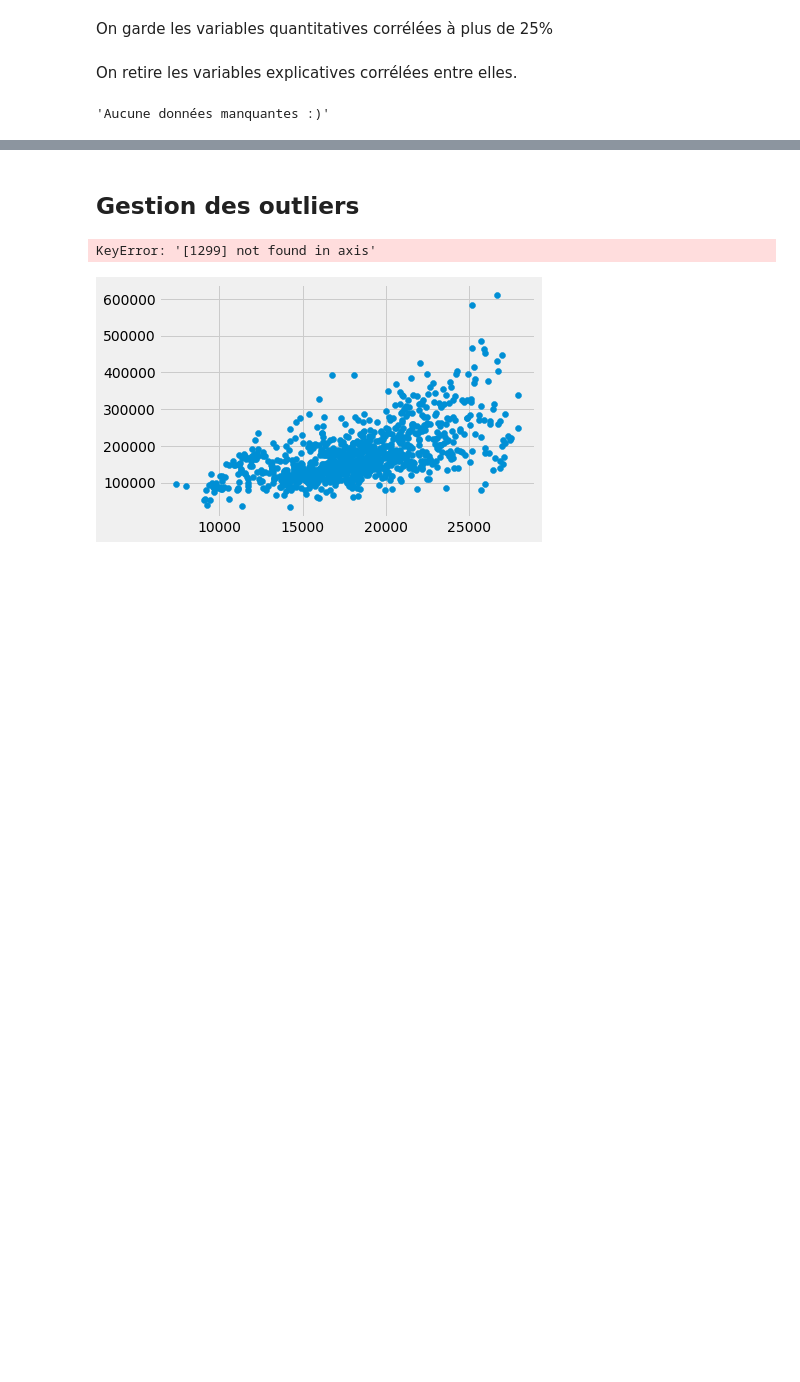
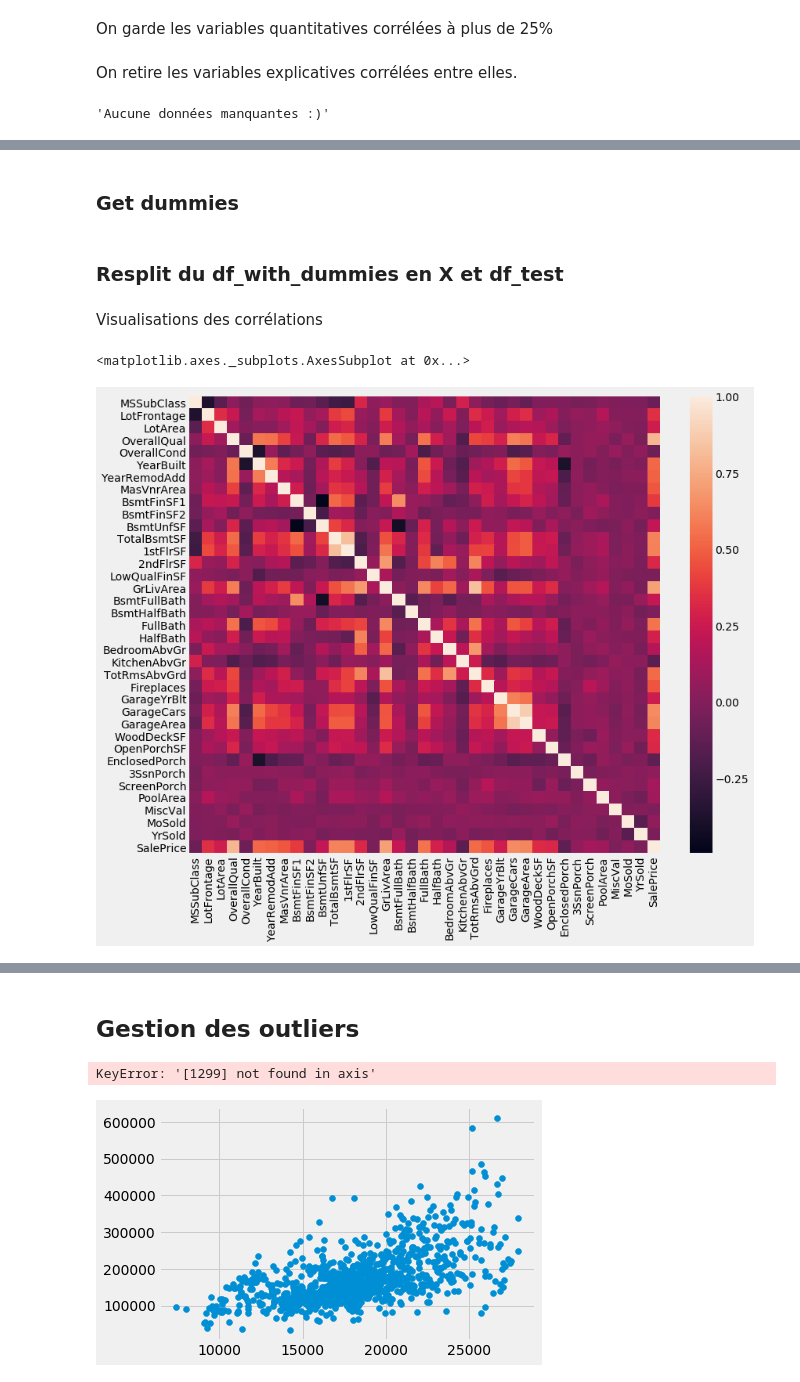
Before and after one commit to June-So/House-Price-Project, a Jupyter notebook: linear_regression.ipynb, the cells around one changed output, grey strips where cells are left out. Saved outputs shown, nothing was run; the diff lists cells and outputs as text; code cells hidden in the pictures; blank space fills up the shorter version.

Commit message:
fusion module de visualisation et outlier

```diff
--- a/linear_regression.ipynb
+++ b/linear_regression.ipynb
@@ -62,3 +98,13 @@ On décide de remplacer les n/a qualitatifs par un label "N/A"
+# %%
+# Les variables listée ci-dessous possèdent un nombre de NA comprit entre 1 et 4, on decide donc de remplacer ces valeurs manquantes par la
+# classe modale qui revient le plus.
+cols_replace_na_cat1 = ['MSZoning','Utilities','Functional', 'SaleType','KitchenQual','Exterior2nd','Exterior1st','Electrical']
+
+for i in cols_replace_na_cat1:
+    df_inter[i].fillna(df_inter[i].mode()[0], inplace=True)
+# %%
+# j'ai préféré grouper par Neighborhood pour tenir compte de comment sont les lotFrontage de la ville
+df_inter['LotFrontage'] = df_inter.groupby('Neighborhood')['LotFrontage'].transform(lambda x : x.fillna(x.median()))
 # %%
 cols_replace_na_cat = ["GarageCond","GarageType","GarageFinish","GarageQual"]
 df_inter[cols_replace_na_cat] = df_inter[cols_replace_na_cat].fillna('N/A')
@@ -130,3 +176,9 @@ test_clean = df_inter[is_index_test]
 # reconstitution train nettoyé + prix
 train_clean = df_inter[is_index_train]
 train_clean = pd.merge(train_clean, y_train.to_frame(), left_index=True, right_index=True)
+# %%
+<<<<<<< LOCAL CELL DELETED >>>>>>>
+train_clean = df_inter[:n_train]
+test_clean = df_inter[n_train:]
+train_clean = pd.concat((train_clean, target), axis=1).reset_index(drop=True)
+train_clean.head()
@@ -147,7 +200,12 @@ view_one_correlation(train_clean,'SalePrice',figsize=(3,10))
 On garde les variables quantitatives corrélées à plus de 25%
 # %%
 corr_price = train_clean.corr()['SalePrice']
+<<<<<<< local
 cols_features = corr_price[corr_price > 0.25].index
+=======
+cols_features = corr_price[corr_price > 0.25].index
+# train_clean = train_clean[cols_features]
+>>>>>>> remote
 # %% [markdown]
 On retire les variables explicatives corrélées entre elles.
 # %%
@@ -163,0 +242,2 @@ view_total_na(train_clean)
+# %% [markdown]
+### Get dummies
@@ -163,0 +254,2 @@ view_total_na(train_clean)
+# %% [markdown]
+### Resplit du df_with_dummies en X et df_test
@@ -163,0 +259,8 @@ view_total_na(train_clean)
+# %% [markdown]
+Visualisations des corrélations
+# %%
+plt.figure(figsize=(12,10))
+sns.heatmap(train_clean.corr())
+# %% [output]
+<matplotlib.axes._subplots.AxesSubplot at 0x...>
+[figure, added]
```
Also changed, not shown: parts of 59 cells of this notebook.
